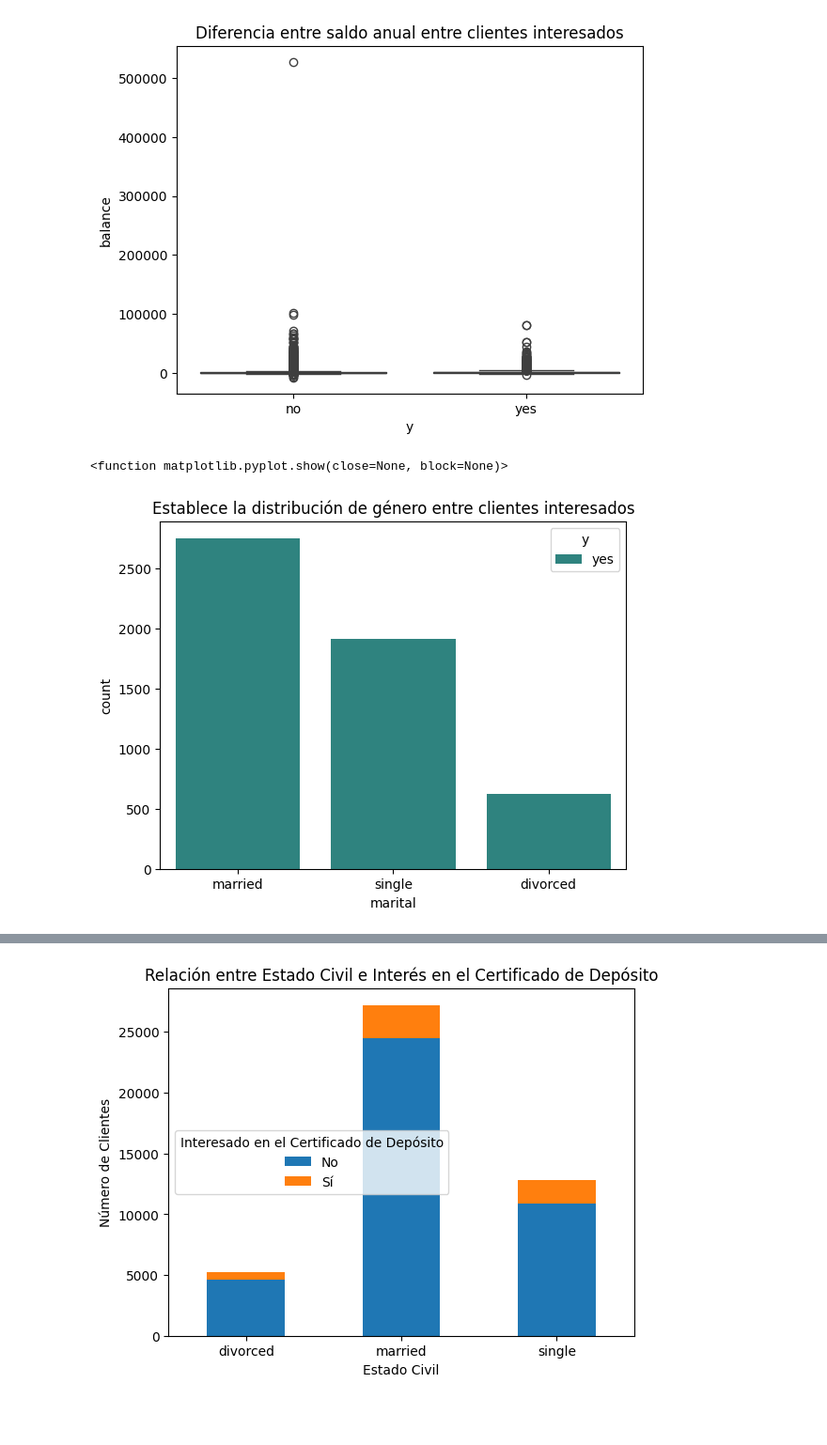
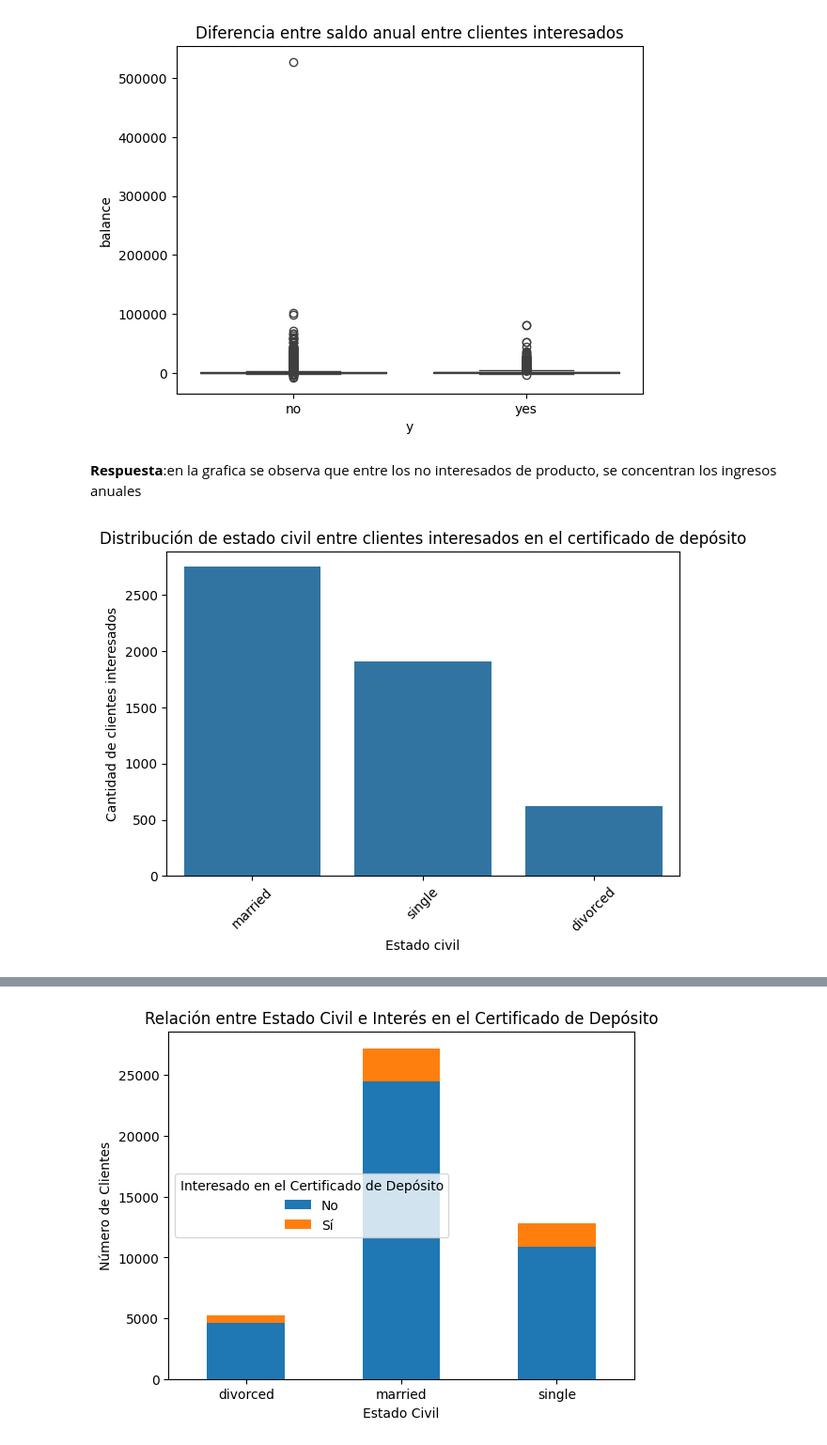
Before and after one commit to Yobany1210/TalentoTech, a Jupyter notebook: Tutoria_Limpieza_Datos.ipynb, the cells around one changed output, grey strips where cells are left out. Shown at 94% size. Saved outputs shown, nothing was run; the diff lists cells and outputs as text; code cells hidden in the pictures; blank space fills up the shorter version.

```diff
--- a/Tutoria_Limpieza_Datos.ipynb
+++ b/Tutoria_Limpieza_Datos.ipynb
@@ -415,12 +417,22 @@ plt.show
 # %% [output]
 <function matplotlib.pyplot.show(close=None, block=None)>
 [figure]
+# %% [markdown]
+**Respuesta**:en la grafica se observa que entre los no interesados de producto, se concentran los ingresos anuales
 # %%
 #3.	En un gráfico de barras, establece la distribución de género entre clientes interesados en el certificado de depósito
+
 interesados = data[data['y'] == 'yes']
-sns.countplot(x='marital', hue='y', palette ='viridis', data=interesados)
-plt.title('Establece la distribución de género entre clientes interesados')
-plt.show
+
+# Crear el gráfico de barras
+sns.countplot(x='marital', data=interesados)
+plt.title('Distribución de estado civil entre clientes interesados en el certificado de depósito')
+plt.xlabel('Estado civil')
+plt.ylabel('Cantidad de clientes interesados')
+plt.xticks(rotation=45)
+plt.tight_layout()
+
+# Mostrar el gráfico
+plt.show()
 # %% [output]
-<function matplotlib.pyplot.show(close=None, block=None)>
-[figure, old version]
+[figure, new version]
```
Also changed, not shown: parts of 11 cells of this notebook.
